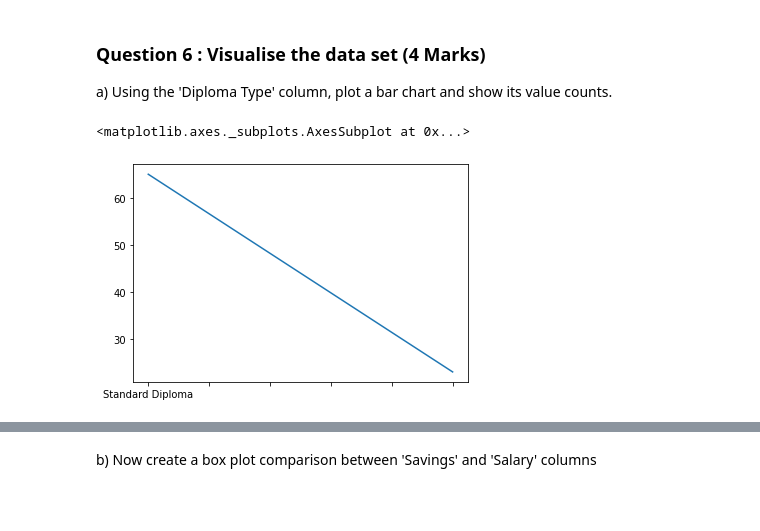
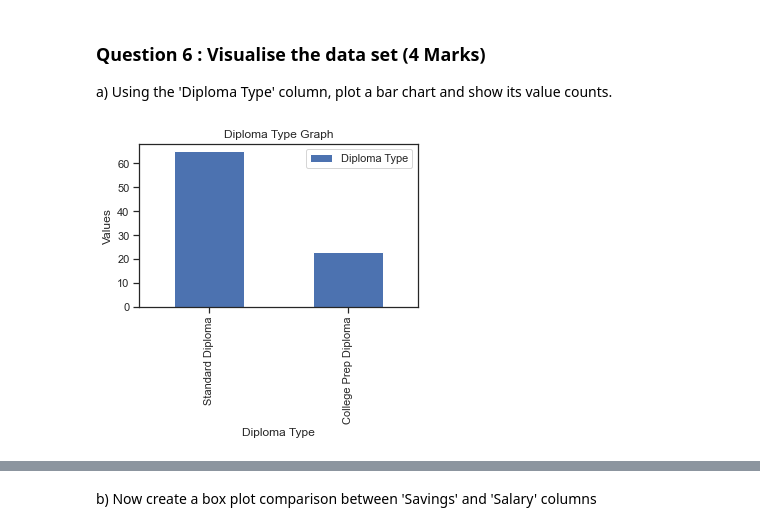
Before and after one commit to wkipkemboi/Assingment-1, a Jupyter notebook: Pandas Analysis Assignment 1.ipynb, the cells around one changed output, grey strips where cells are left out. Saved outputs shown, nothing was run; the diff lists cells and outputs as text; code cells hidden in the pictures; blank space fills up the shorter version.

Commit message:
Added Visualization

```diff
--- a/Pandas Analysis Assignment 1.ipynb
+++ b/Pandas Analysis Assignment 1.ipynb
@@ -15,6 +15,8 @@ Make sure the CSV data files is in the same folder as this notebook - alumni.csv
 
 import pandas as pd
 import matplotlib.pyplot as plt
+import seaborn as sns
+sns.set()
 # %% [markdown]
 ### Question 1 :  Import CSV file (1 Mark)
 
@@ -222,11 +224,19 @@ alumni[18:19]
 ### Question 6 :  Visualise the data set (4 Marks)
 
 a) Using the 'Diploma Type' column, plot a bar chart and show its value counts.
-# %%
-#a) (1)
-#alumni["Diploma Type"].plot()
-df = alumni["Diploma Type"].value_counts()
-df.plot()
-# %% [output]
-<matplotlib.axes._subplots.AxesSubplot at 0x...>
-[figure, removed]
+# %%
+#a) (1)
+import seaborn as sns
+sns.set(style="ticks")
+plt.figure(figsize=(5,3))
+alumni["Diploma Type"].value_counts().plot(kind='bar')
+
+plt.legend()
+plt.xlabel("Diploma Type")
+plt.ylabel("Values")
+
+plt.title("Diploma Type Graph")
+
+plt.show()
+# %% [output]
+[figure, added]
```
Also changed, not shown: parts of 10 cells of this notebook.
